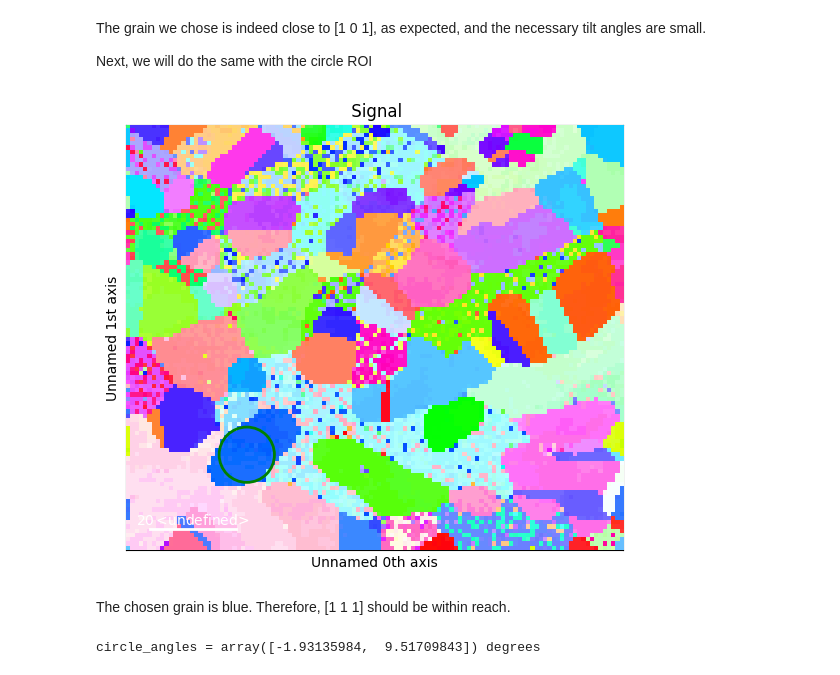
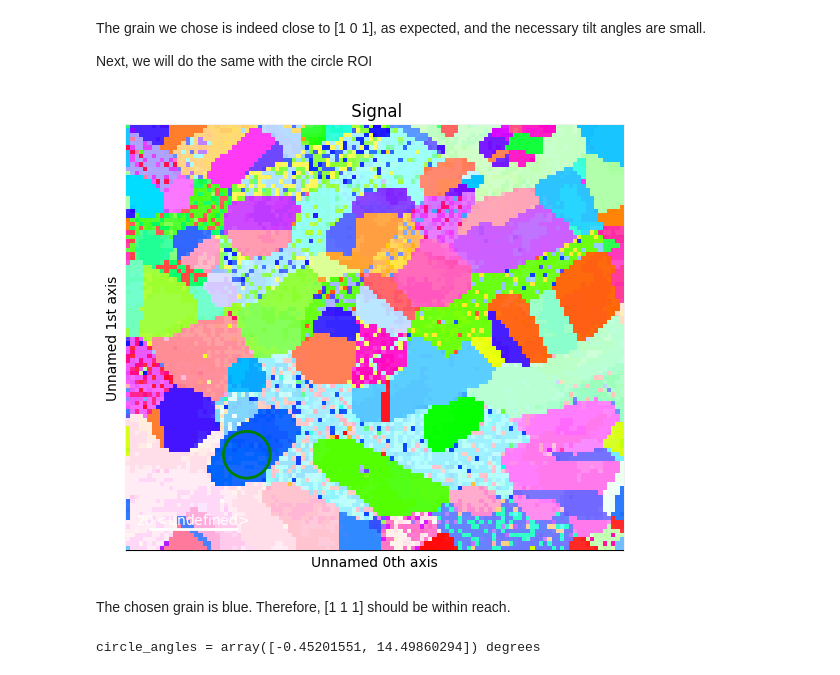
Before and after one commit to viljarjf/tiltlib, a Jupyter notebook: examples/zone_axis_alignment.ipynb, the cells around one changed output. Drawn from its saved outputs; the diff is of its cells as text; code cells hidden in the pictures.

```diff
--- a/examples/zone_axis_alignment.ipynb
+++ b/examples/zone_axis_alignment.ipynb
@@ -37,7 +37,7 @@ y_tilt_axis = Axis(
 )
 
 # Initialize the sample object
-sample = Sample(raw_xmap, [x_tilt_axis, y_tilt_axis])
+sample = Sample.from_crystal_map(raw_xmap, [x_tilt_axis, y_tilt_axis])
 
 figure = sample.plot()
 # %% [output]
@@ -100,27 +100,27 @@ Next, we will do the same with the circle ROI
 # %%
 nav = sample.to_navigator()
 nav.plot()
 
 from hyperspy.roi import CircleROI
 
-circle = CircleROI(cx=28, cy=77, r=7, r_inner=0)
+circle = CircleROI(cx=28, cy=77, r=6, r_inner=0)
 
 # Ignore an error which does not affect us
 try:
     circle.interactive(nav)
 except np.exceptions.DTypePromotionError:
     pass
 # %% [output]
-[figure, old version]
+[figure, new version]
 # %% [markdown]
 The chosen grain is blue. Therefore, [1 1 1] should be within reach.
 # %%
 circle_crop = sample.crop(circle)
-target = Miller(uvw=[1, 1, 1], phase=sample.xmap.phases[0])
+target = Miller(uvw=[1, 1, 1], phase=sample.phase)
 circle_angles = circle_crop.find_tilt_angles(target)
 print(f"{circle_angles = } degrees")
 # %% [output]
-circle_angles = array([-1.93135984,  9.51709843]) degrees
+circle_angles = array([-0.45201551, 14.49860294]) degrees
 # %%
 circle_crop.rotate_to(*circle_angles, degrees=True)
 circle_crop.mean_zone_axis()
```
Also changed, not shown: parts of 7 cells of this notebook, 1 other file.
